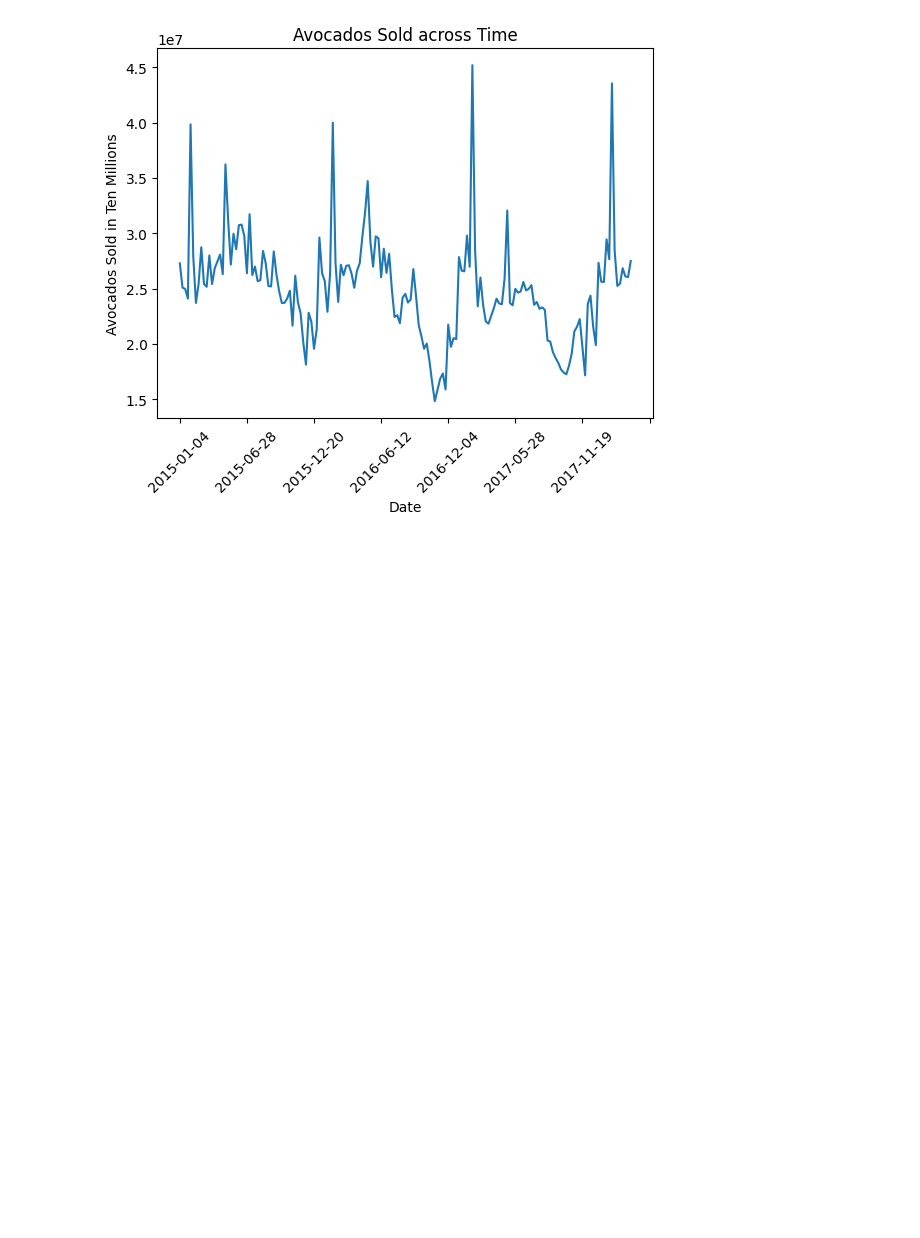
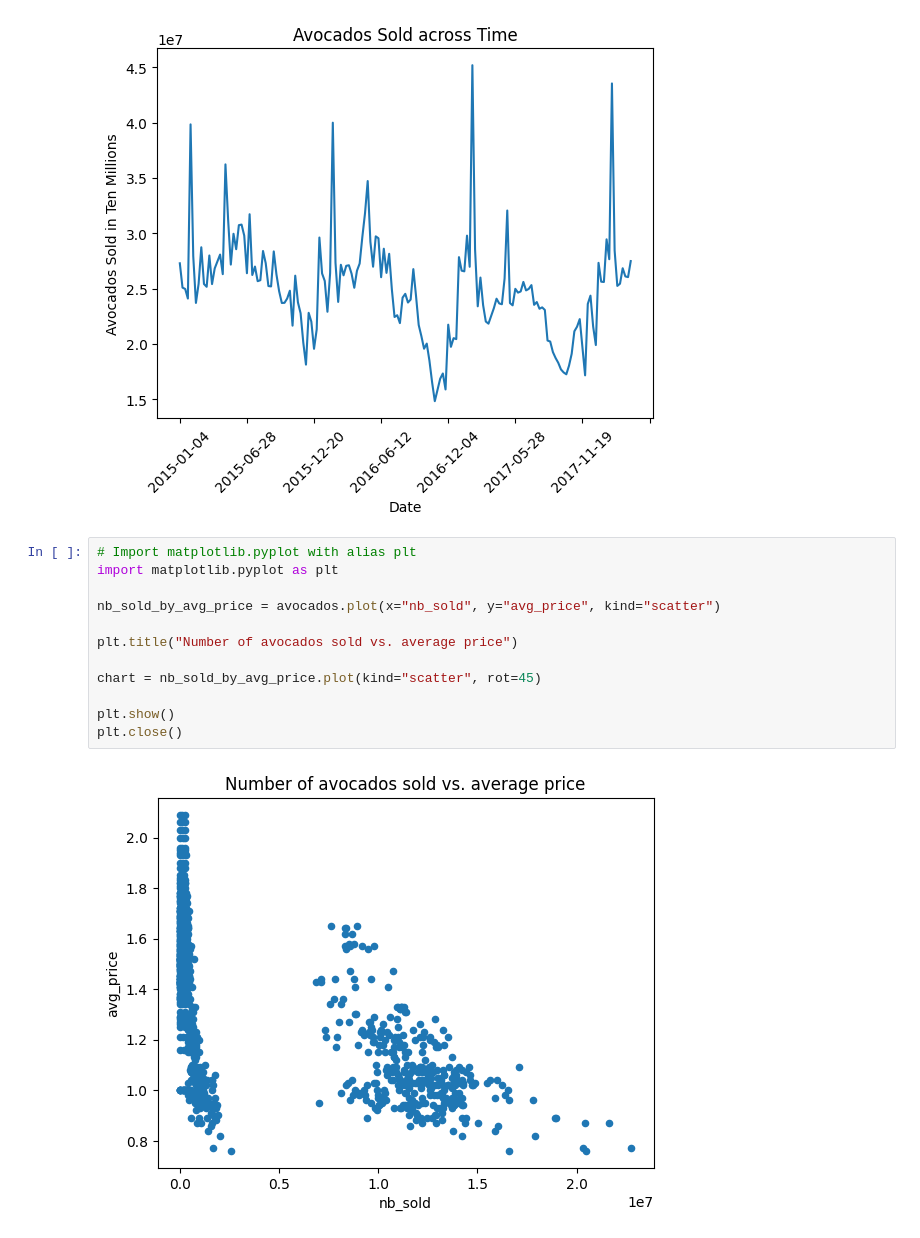
Before and after one commit to MuteBard/MachineLearningStudies, a Jupyter notebook: src/notes/Pandas/Datacamp_Pandas_Foundations/4_creatng_and_visualizing_dataframes.ipynb, the cells around one changed output. Drawn from its saved outputs; the diff is of its cells as text; blank space fills up the shorter version.

```diff
--- a/src/notes/Pandas/Datacamp_Pandas_Foundations/4_creatng_and_visualizing_dataframes.ipynb
+++ b/src/notes/Pandas/Datacamp_Pandas_Foundations/4_creatng_and_visualizing_dataframes.ipynb
@@ -120,3 +117,17 @@ plt.show()
 plt.close()
 # %% [output]
 [figure]
+# %%
+# Import matplotlib.pyplot with alias plt
+import matplotlib.pyplot as plt
+
+nb_sold_by_avg_price = avocados.plot(x="nb_sold", y="avg_price", kind="scatter")
+
+plt.title("Number of avocados sold vs. average price")
+
+chart = nb_sold_by_avg_price.plot(kind="scatter", rot=45)
+
+plt.show()
+plt.close()
+# %% [output]
+[figure, added]
```
Also changed, not shown: parts of 8 cells of this notebook.
